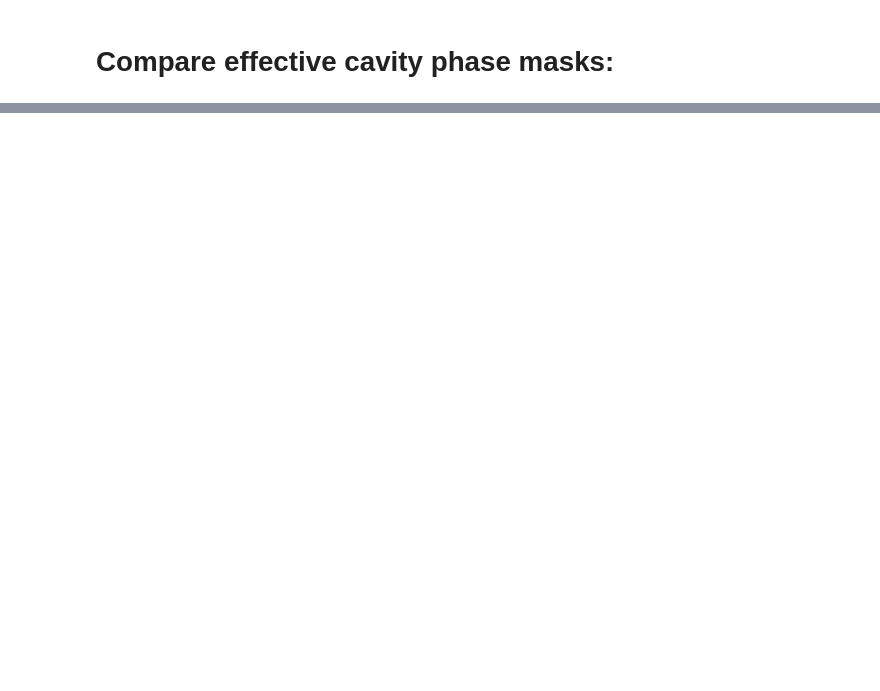
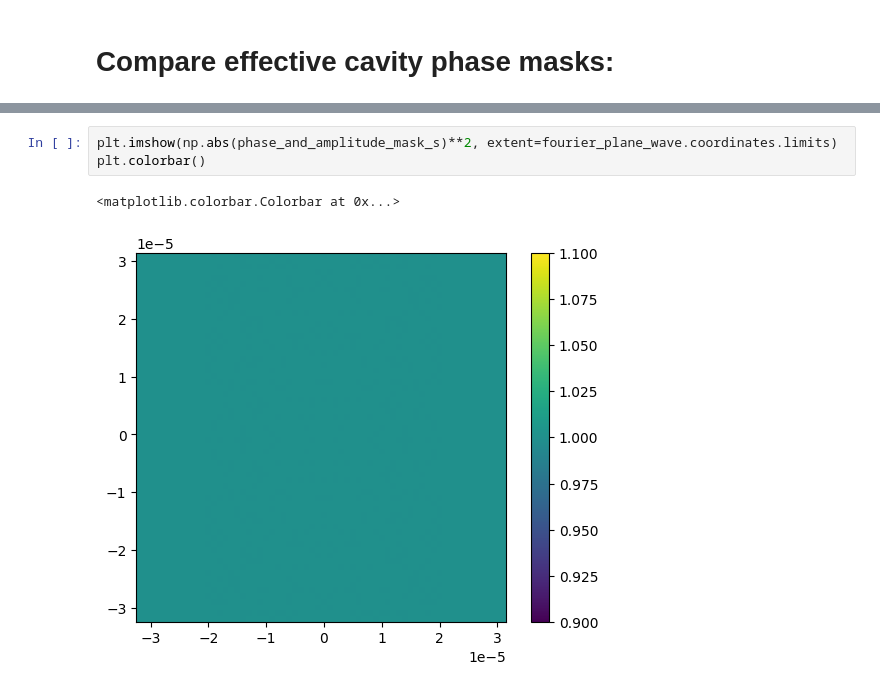
Before and after one commit to mkali-weizmann/electron-laser-interaction, a Jupyter notebook: example_file.ipynb, the cells around one changed output, grey strips where cells are left out. Drawn from its saved outputs; the diff is of its cells as text; blank space fills up the shorter version.

```diff
--- a/example_file.ipynb
+++ b/example_file.ipynb
@@ -429,0 +453,6 @@ Calculating layers 3-3 out of 3 in axis 2
+# %%
+plt.imshow(np.abs(phase_and_amplitude_mask_s)**2, extent=fourier_plane_wave.coordinates.limits)
+plt.colorbar()
+# %% [output]
+<matplotlib.colorbar.Colorbar at 0x...>
+[figure, added]
```
Also changed, not shown: parts of 6 cells of this notebook, 1 other file.
